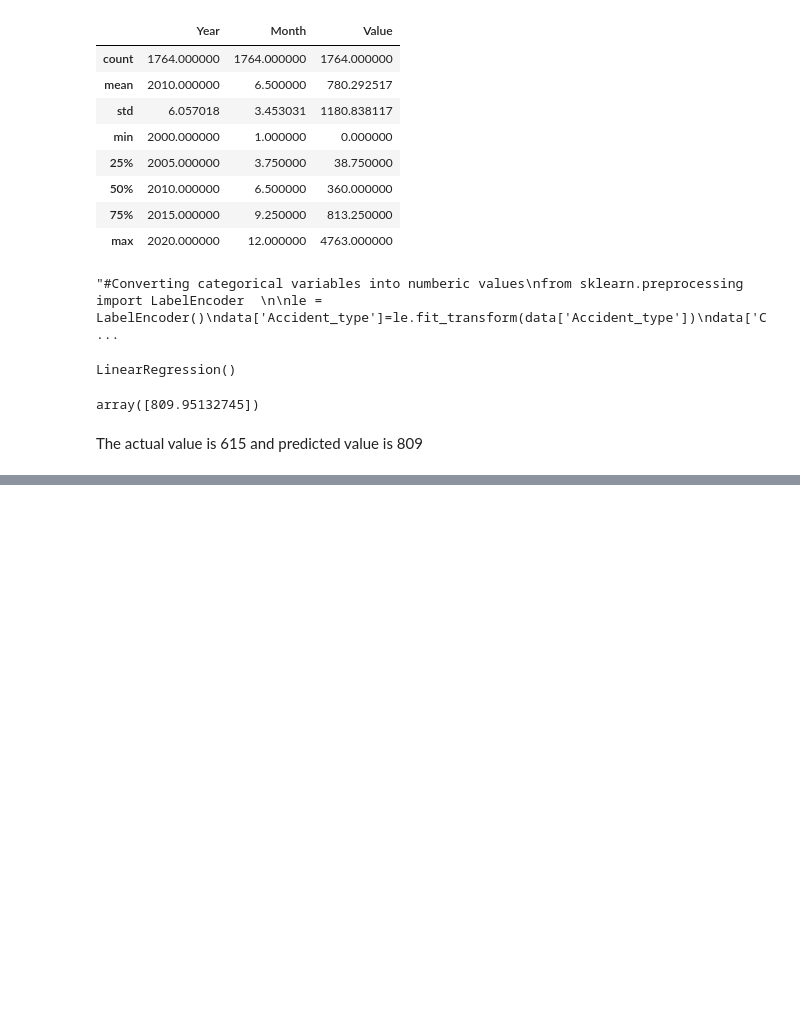
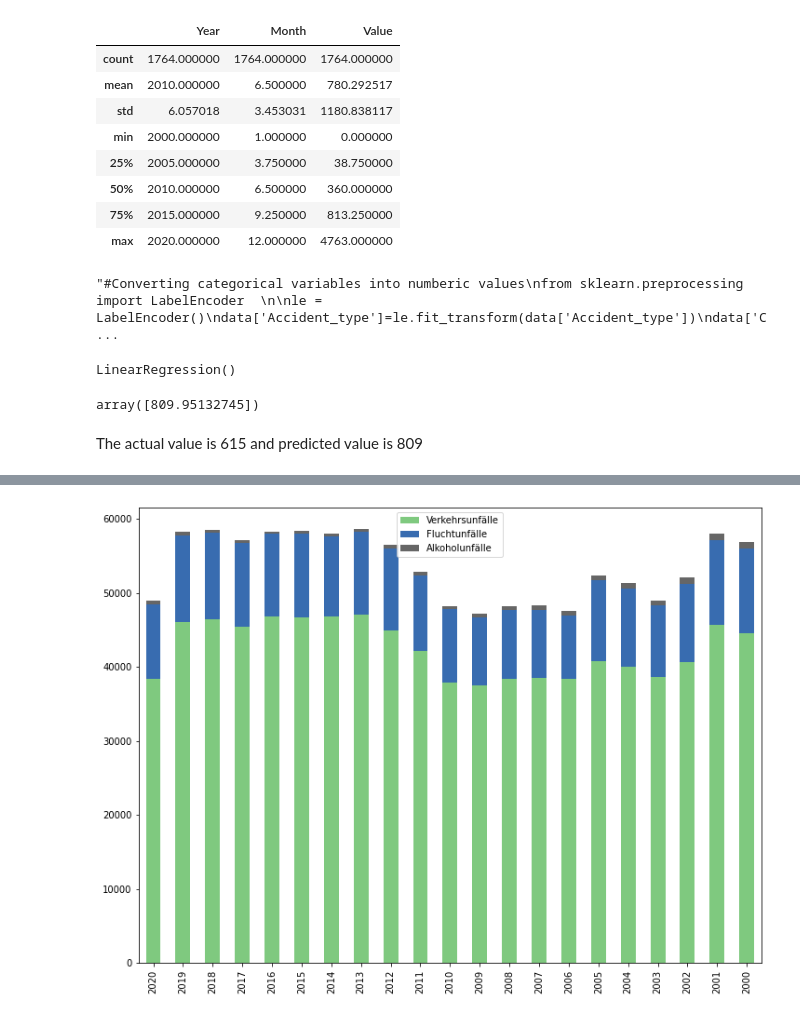
Before and after one commit to khilesh007/DPS-Challenge, a Jupyter notebook: Training.ipynb, the cells around one changed output, grey strips where cells are left out. Saved outputs shown, nothing was run; the diff lists cells and outputs as text; code cells hidden in the pictures; blank space fills up the shorter version.

```diff
--- a/Training.ipynb
+++ b/Training.ipynb
@@ -193,0 +259,5 @@ pickle.dump(LR, open('model.pkl','wb'))
+# %%
+accidents_category.plot(kind='bar', colormap='Accent', stacked= True)
+plt.gcf().set_size_inches(12,9)
+# %% [output]
+[figure, added]
```
Also changed, not shown: parts of 6 cells of this notebook.
